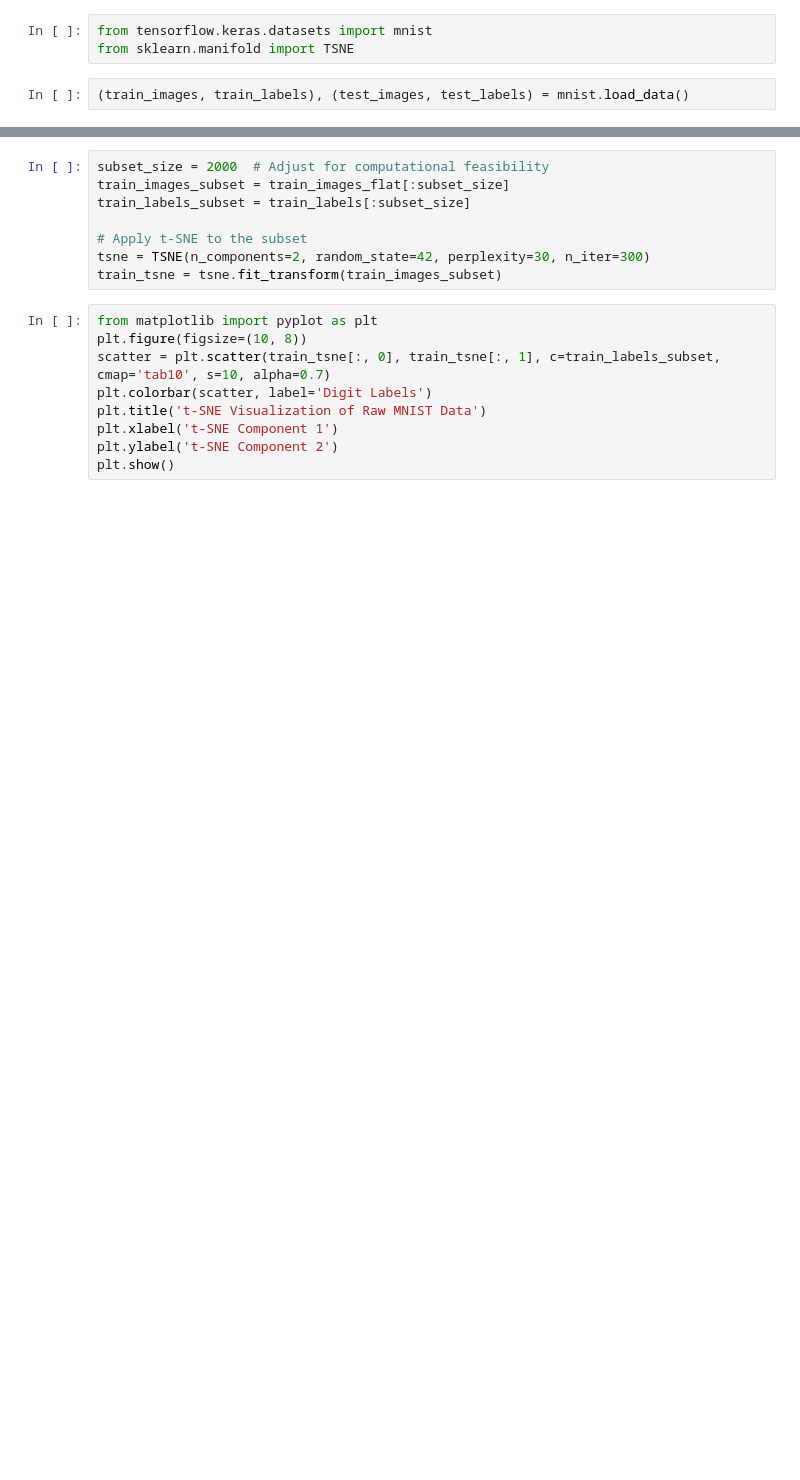
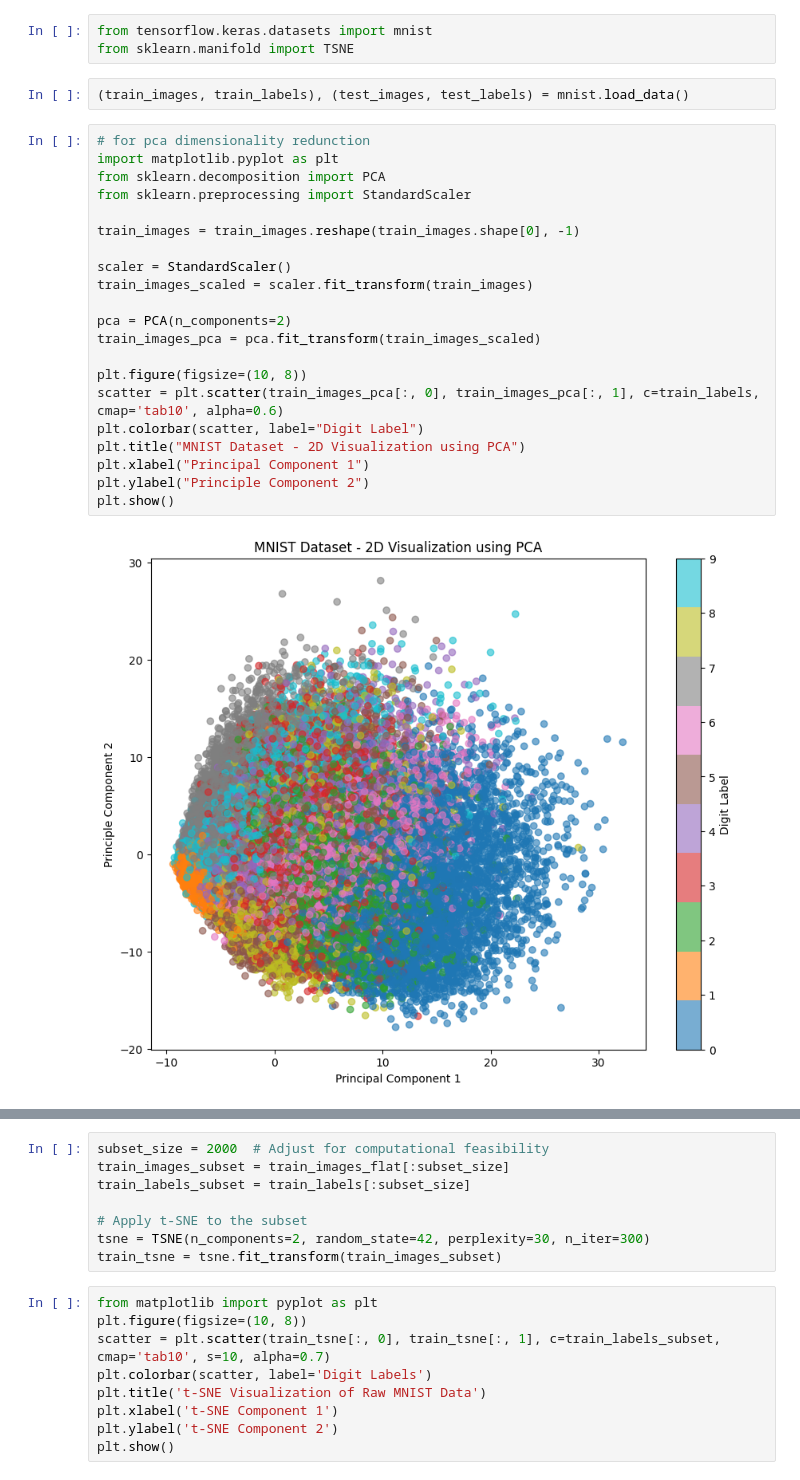
Before and after one commit to rayoo22/MNIST-ImageClassifier, a Jupyter notebook: cnn_dev.ipynb, the cells around one changed output, grey strips where cells are left out. Saved outputs shown, nothing was run; the diff lists cells and outputs as text; blank space fills up the shorter version.

```diff
--- a/cnn_dev.ipynb
+++ b/cnn_dev.ipynb
@@ -5,6 +5,29 @@ from tensorflow.keras.datasets import mnist
 from sklearn.manifold import TSNE
 # %%
 (train_images, train_labels), (test_images, test_labels) = mnist.load_data()
+# %%
+# for pca dimensionality redunction
+import matplotlib.pyplot as plt
+from sklearn.decomposition import PCA
+from sklearn.preprocessing import StandardScaler
+
+train_images = train_images.reshape(train_images.shape[0], -1)
+
+scaler = StandardScaler()
+train_images_scaled = scaler.fit_transform(train_images)
+
+pca = PCA(n_components=2)
+train_images_pca = pca.fit_transform(train_images_scaled)
+
+plt.figure(figsize=(10, 8))
+scatter = plt.scatter(train_images_pca[:, 0], train_images_pca[:, 1], c=train_labels, cmap='tab10', alpha=0.6)
+plt.colorbar(scatter, label="Digit Label")
+plt.title("MNIST Dataset - 2D Visualization using PCA")
+plt.xlabel("Principal Component 1")
+plt.ylabel("Principle Component 2")
+plt.show()
+# %% [output]
+[figure, added]
 # %%
 train_images = train_images.reshape((60000, 28, 28, 1))
 train_images = train_images.astype('float32')/255
```
Also changed, not shown: parts of 12 cells of this notebook.
